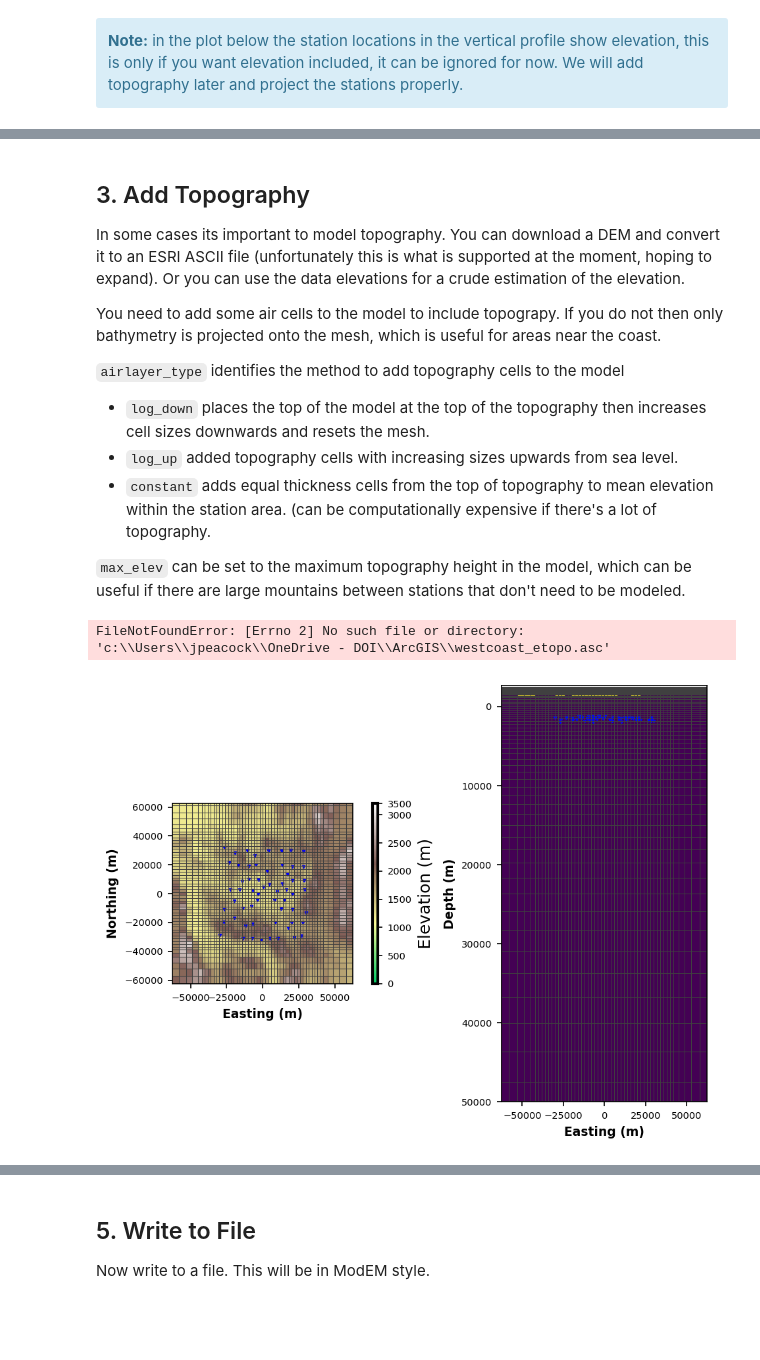
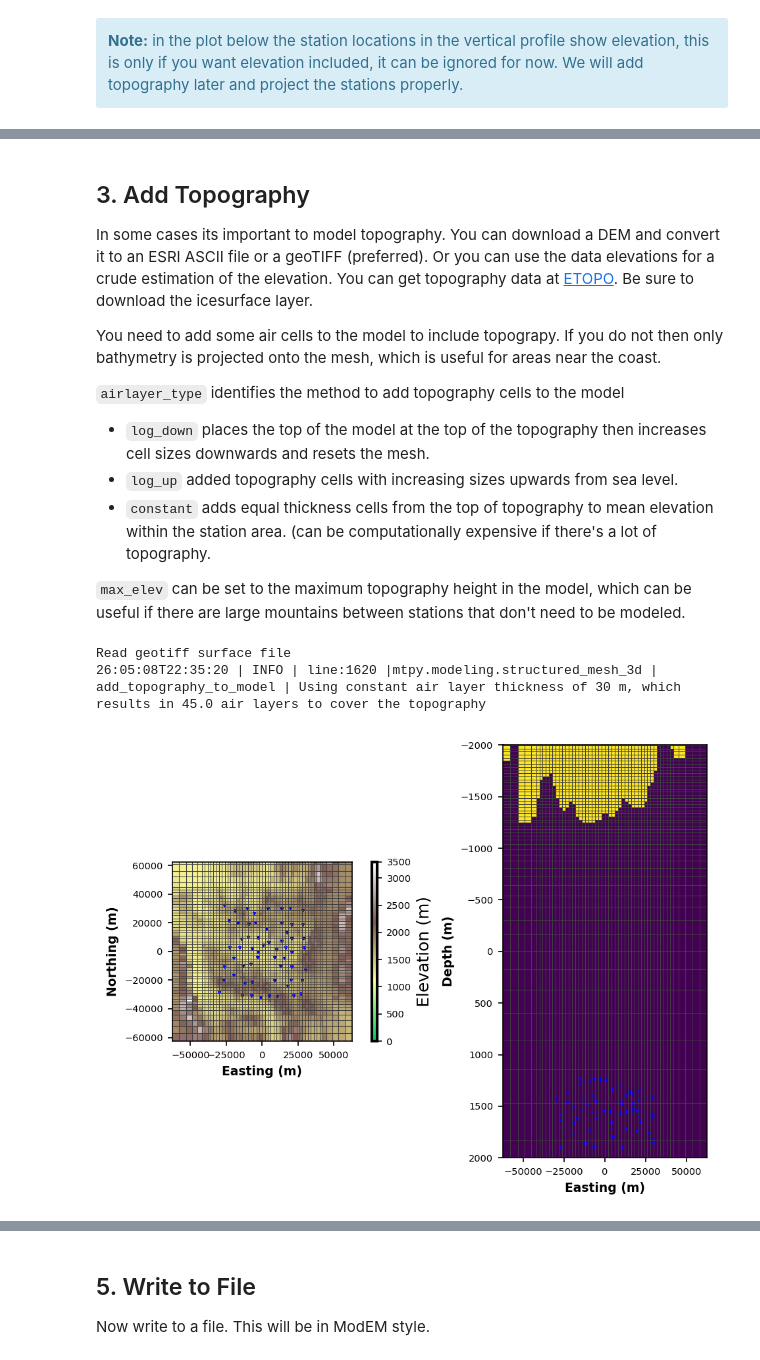
Before and after one commit to MTgeophysics/mtpy-v2, a Jupyter notebook: docs/source/notebooks/5_make_model_files.ipynb, the cells around one changed output, grey strips where cells are left out. Cells and saved outputs as stored; diff of their text form; code cells hidden in the pictures; blank space fills up the shorter version.

```diff
--- a/docs/source/notebooks/5_make_model_files.ipynb
+++ b/docs/source/notebooks/5_make_model_files.ipynb
@@ -50,7 +67,7 @@ mesh.ns_ext = 250000
 
 Because MT is a diffusive method we want to have a vertical grid that increases in size as a function of depth.  There are a few ways to do this.  Here we provide the first layer thickness `z1_layer`, the number of layers `n_layers` and the target depth `z_target_depth`.  Then the cells will increase geometrically from the `z1_layer` to `z_target_depth`.  These data are meant to image regional structures using broadband data, so the first layer should be thin and target depth around 50 km.
 # %%
-mesh.z1_layer = 10
+mesh.z1_layer = 30
 mesh.n_layers = 50
 mesh.z_target_depth = 50000
 # %% [markdown]
@@ -97,7 +114,7 @@ plot_mesh = mesh.plot_mesh(x_limits=(-mesh.ew_ext/2, mesh.ew_ext/2), y_limits=(-
 # %% [markdown]
 ## 3. Add Topography
 
-In some cases its important to model topography.  You can download a DEM and convert it to an ESRI ASCII file (unfortunately this is what is supported at the moment, hoping to expand). Or you can use the data elevations for a crude estimation of the elevation.
+In some cases its important to model topography.  You can download a DEM and convert it to an ESRI ASCII file or a geoTIFF (preferred). Or you can use the data elevations for a crude estimation of the elevation. You can get topography data at [ETOPO](https://www.ncei.noaa.gov/maps/grid-extract/).  Be sure to download the icesurface layer.
 
 You need to add some air cells to the model to include topograpy. If you do not then only bathymetry is projected onto the mesh, which is useful for areas near the coast.
 
@@ -109,15 +126,17 @@ You need to add some air cells to the model to include topograpy. If you do not
 
 `max_elev` can be set to the maximum topography height in the model, which can be useful if there are large mountains between stations that don't need to be modeled.
 # %%
-mesh.n_air_layers = 30
+mesh.n_air_layers = 40
 # %%
-mesh.add_topography_to_model(r"c:\Users\jpeacock\OneDrive - DOI\ArcGIS\westcoast_etopo.asc", airlayer_type="log_down")
+from mtpy_data import TOPO_EXAMPLE_FILE
+mesh.add_topography_to_model(TOPO_EXAMPLE_FILE, airlayer_type="constant")
 # %% [output]
-FileNotFoundError: [Errno 2] No such file or directory: 'c:\\Users\\jpeacock\\OneDrive - DOI\\ArcGIS\\westcoast_etopo.asc'
+Read geotiff surface file
+26:05:08T22:35:20 | INFO | line:1620 |mtpy.modeling.structured_mesh_3d | add_topography_to_model | Using constant air layer thickness of 30 m, which results in 45.0 air layers to cover the topography
 # %%
-plot_topography = mesh.plot_mesh(fig_num=5, x_limits=(-mesh.ew_ext/4, mesh.ew_ext/4), y_limits=(-mesh.ns_ext/4, mesh.ns_ext/4))
+plot_topography = mesh.plot_mesh(fig_num=5, x_limits=(-mesh.ew_ext/4, mesh.ew_ext/4), y_limits=(-mesh.ns_ext/4, mesh.ns_ext/4), z_limits=(2000, -2000))
 # %% [output]
-[figure, old version]
+[figure, new version]
 # %%
 mesh
 # %% [output]
```
Also changed, not shown: parts of 10 cells of this notebook.
